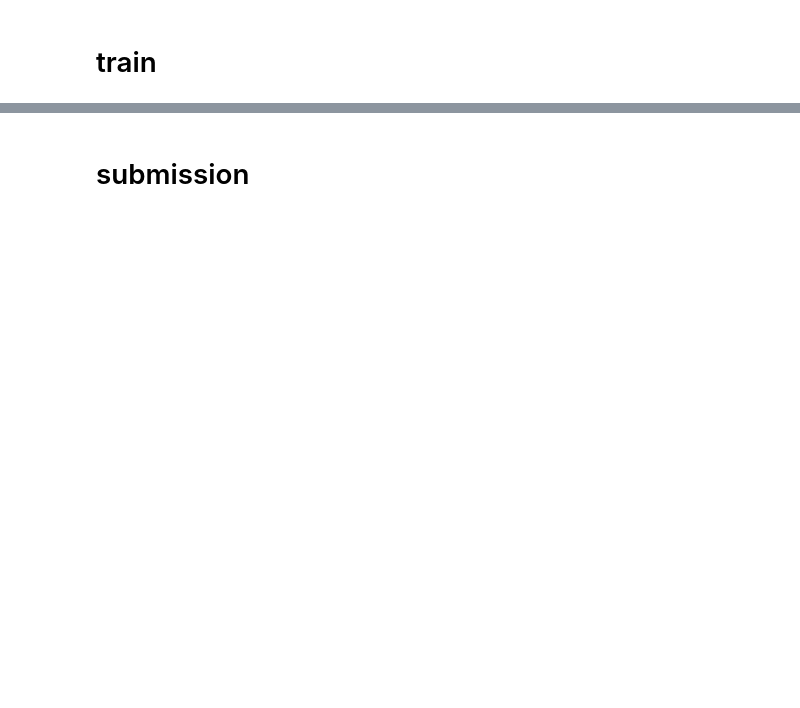
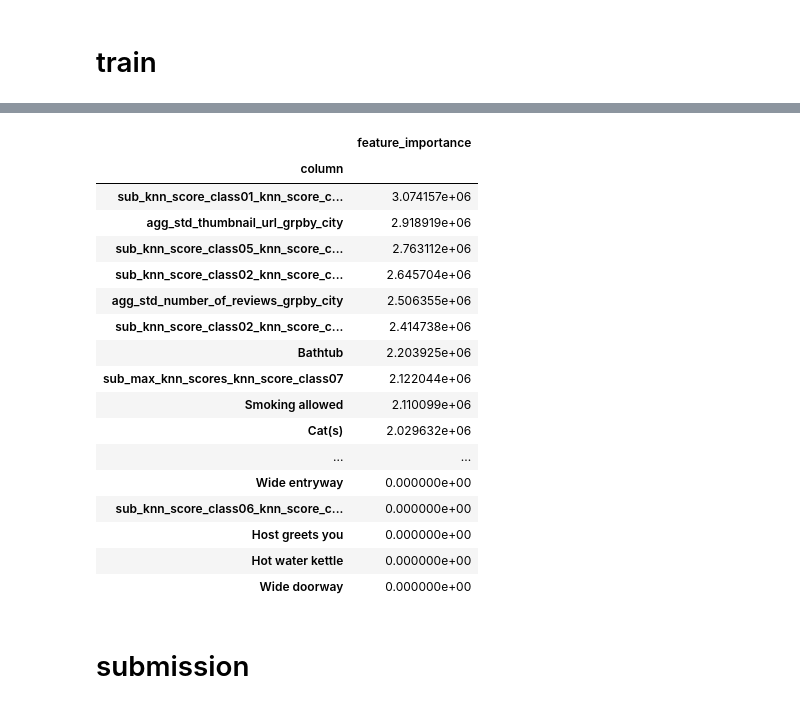
Before and after one commit to shu421/AIQuest_2021, a Jupyter notebook: main/nb007.ipynb, the cells around one changed output, grey strips where cells are left out. Drawn from its saved outputs; the diff is of its cells as text; code cells hidden in the pictures; blank space fills up the shorter version.

```diff
--- a/main/nb007.ipynb
+++ b/main/nb007.ipynb
@@ -438,0 +509,2 @@ visualize_importance()
+# %%
+imp = get_top_importance(models, 250)
@@ -439,3 +525,25 @@ visualize_importance()
+# %%
+pd.options.display.max_rows = 150
+imp.iloc[150:, :]
+# %% [output]
+|  | feature_importance |
+| column |  |
+| sub_knn_score_class01_knn_score_c... | 3.074157e+06 |
+| agg_std_thumbnail_url_grpby_city | 2.918919e+06 |
+| sub_knn_score_class05_knn_score_c... | 2.763112e+06 |
+| sub_knn_score_class02_knn_score_c... | 2.645704e+06 |
+| agg_std_number_of_reviews_grpby_city | 2.506355e+06 |
+| sub_knn_score_class02_knn_score_c... | 2.414738e+06 |
+| Bathtub | 2.203925e+06 |
+| sub_max_knn_scores_knn_score_class07 | 2.122044e+06 |
+| Smoking allowed | 2.110099e+06 |
+| Cat(s) | 2.029632e+06 |
+| ... | ... |
+| Wide entryway | 0.000000e+00 |
+| sub_knn_score_class06_knn_score_c... | 0.000000e+00 |
+| Host greets you | 0.000000e+00 |
+| Hot water kettle | 0.000000e+00 |
+| Wide doorway | 0.000000e+00 |
 # %% [markdown]
 # submission
 # %%
```
Also changed, not shown: parts of 10 cells of this notebook, 4 other files.
